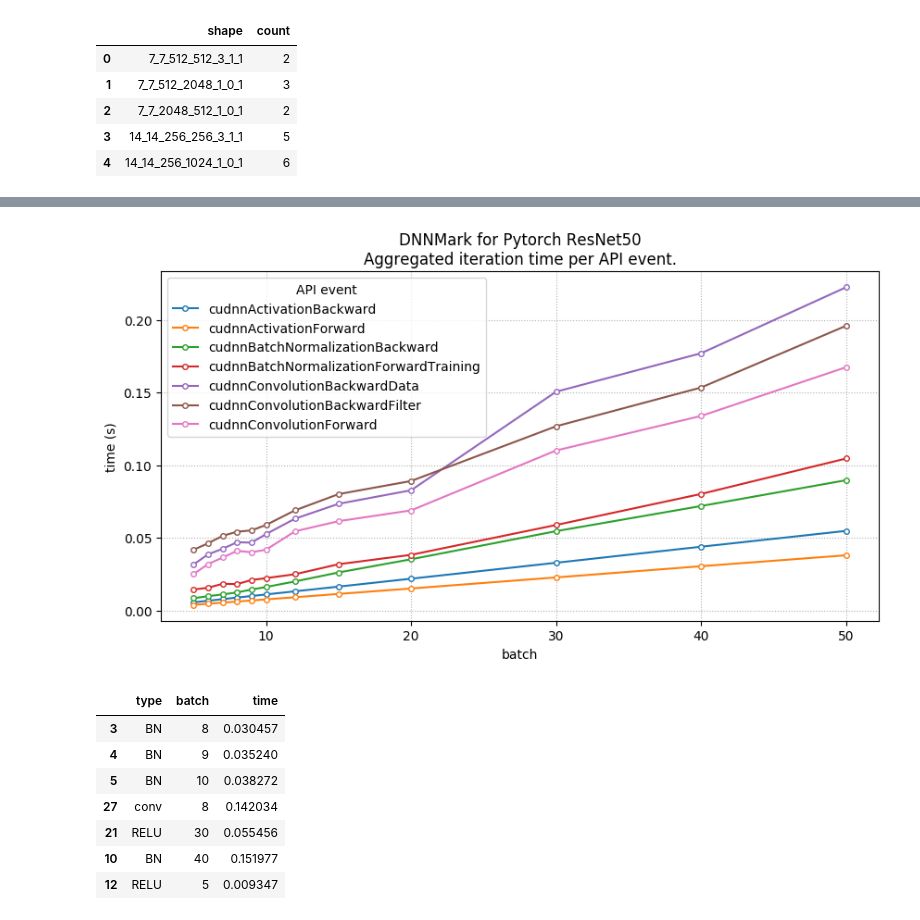
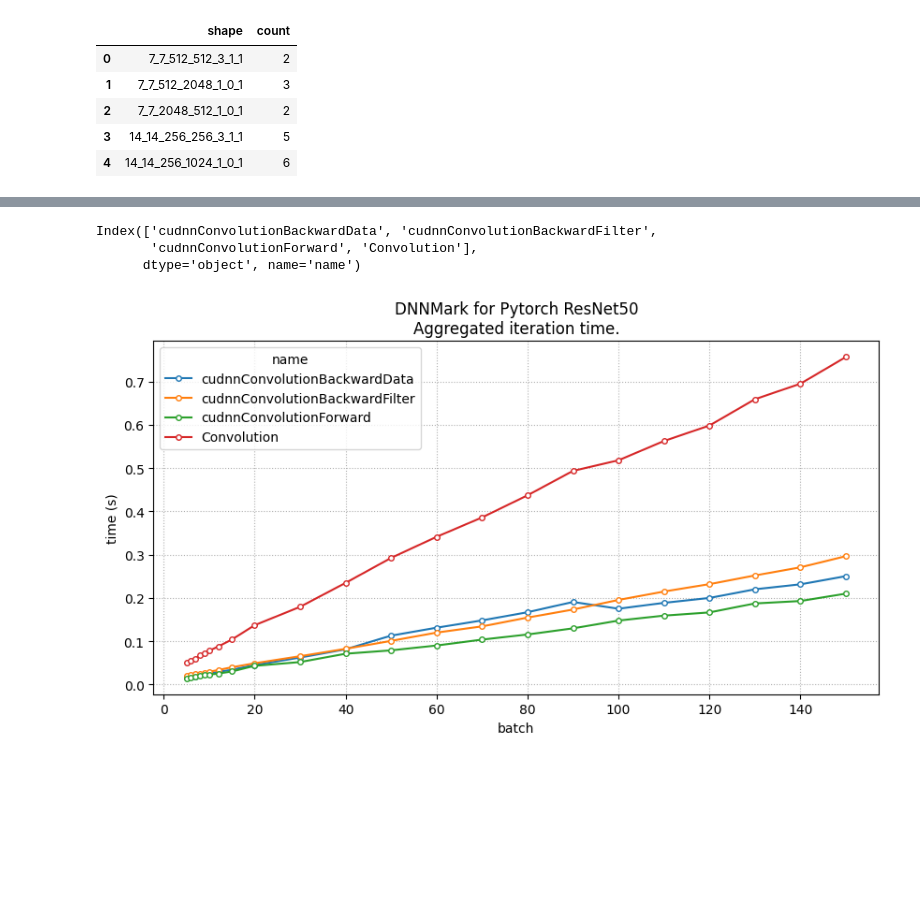
Before and after one commit to pyotr777/nsystraceparser, a Jupyter notebook: aggregateTimeFromMultipleTraces-DNNMark-resnet50.ipynb, the cells around one changed output, grey strips where cells are left out. Drawn from its saved outputs; the diff is of its cells as text; code cells hidden in the pictures; blank space fills up the shorter version.

```diff
--- a/aggregateTimeFromMultipleTraces-DNNMark-resnet50.ipynb
+++ b/aggregateTimeFromMultipleTraces-DNNMark-resnet50.ipynb
@@ -33,5 +32,9 @@ trace_name_pattern = 'dnnmark_DL.cont_conf_convolution_block_shape([0-9\-]+)_bs(
 # %% [markdown]
 ## Read trace files
+# %%
+logdir = 'logs/DL.cont/dnnmark_resnet50_test_composed_model_microseries_20200816'
+trace_name_pattern = 'dnnmark_DL\.cont_conf_convolution_block_shape([0-9\-]+)_bs([0-9]+)_algospytorch_iter10_00\.json'
+# event_patterns = ['.*batchnormalization.*','.*sgemm.*', '.*convolution.*']
 # %%
 list_command = "ls -1 " + logdir
 files = []
@@ -77,9 +80,9 @@ block_shape7-7-512-512-3-1-1_bs9_algospytorch_iter10_00.json 7-7-512-512-3-1-1 9
 # %%
-event_patterns = ['.*batchnormalization.*','.*activation.*', '.*convolution.*']
+event_patterns = ['.*convolution.*']
 results = None
 # maxfiles = 10
 # filecounter = 0
-convert_traces = False
+convert_traces = True
 for m, s, tracefile in zip(mbs, shapes, files):
     events = ' '.join(event_patterns)
     if convert_traces:
@@ -169,7 +173,7 @@ CNNconfig['shape'] = CNNconfig['image height'].astype(str) + "_" + CNNconfig[
         str) + "_" + CNNconfig['output channels'].astype(str) + "_" + CNNconfig[
             'kernel size'].astype(str) + "_" + CNNconfig['padding'].astype(
                 str) + '_' + CNNconfig['stride'].astype(str)
-CNNconfig = CNNconfig.groupby(CNNconfig.columns.tolist(),as_index=False).size().reset_index().rename(columns={0:'count'})
+CNNconfig = CNNconfig.groupby(CNNconfig.columns.tolist(),as_index=False).size().reset_index().rename(columns={'size':'count'})
 CNNconfig = CNNconfig[['shape','count']]
 CNNconfig.head()
 # %% [output]
@@ -181,38 +185,39 @@ CNNconfig.head()
 | 4 | 14_14_256_1024_1_0_1 | 6 |
 # %%
 iterations = 10
-times = results.copy()
+# Pick GPU side events
+times = results[results['GPU side']].copy()
 print('Have {} records'.format(times.shape[0]))
-print('API events:',times['API event'].unique())
-# Count duplicate entries
-times_ = times.groupby(['API event', 'shape', 'batch'], as_index=False).count()
-display(times_[times_['duration'] > 1])
-# No duplicates
+print('names:',times['name'].unique())
+
+# Check entries count
+times_ = times.groupby(['name', 'shape', 'batch'], as_index=False).count()
+display(times_[times_['duration'] != iterations])
+
 
 # Add shape counter
 # Correct shape format
 times['shape'] = times['shape'].str.replace('-','_')
-print('Unique shapes in logs',times['shape'].unique())
+# print('Unique shapes in logs',times['shape'].unique())
 # print(CNNconfig['shape'].unique())
 times = pd.merge(times, CNNconfig, on=['shape'], how='inner')
 print('Merged with shape count:')
-display(times.head())
+display(times.sample(n=4))
 
 # Multiply time by the number of shapes in the CNN model
 times['time'] = times['duration'] * times['count']
-times.drop(['duration','count'], axis=1, inplace=True)
+times.drop(['duration','count','GPU side'], axis=1, inplace=True)
 
 
-# Cannot distinguish iterations,
 # sum time of all API events, and devide by the number of iterations
-times = times.groupby(['API event', 'batch'], as_index=False).sum()
-display(times.sample(n=5))
+times = times.groupby(['name', 'batch'], as_index=False).sum()
+# display(times.sample(n=5))
 # Average between iterations
 # Check number of entries
 times['time'] = times['time'] / iterations
 
 # Have only one iteration for mbs50
-times = times.groupby(['API event', 'batch'], as_index=False).mean()
+times = times.groupby(['name', 'batch'], as_index=False).mean()
 times['batch'] = times['batch'].astype(int)
 times.head()
 # %% [output]
@@ -252,11 +240,13 @@ Merged with shape count:
 # %%
-timesT = times.pivot_table(columns='API event', index='batch', values='time',aggfunc='sum')
+timesT = times.pivot_table(columns='name', index='batch', values='time') #,aggfunc='size')
+timesT['Convolution'] = timesT.sum(axis=1)
 display(timesT.head())
+print(timesT.columns)
 fig, ax = plt.subplots(figsize=(10, 5), dpi=100)
 timesT.plot(marker='o', ms=4, mfc='w', ax=ax)
 ax.grid(ls=':', which='major')
 ax.grid(ls=':', lw=0.5, which='minor')
-plt.title('DNNMark for Pytorch ResNet50\nAggregated iteration time per API event.')
+plt.title('DNNMark for Pytorch ResNet50\nAggregated iteration time.')
 ax.set_ylabel('time (s)')
 plt.show()
 # %% [output]
@@ -270 +260,4 @@ plt.show()
+Index(['cudnnConvolutionBackwardData', 'cudnnConvolutionBackwardFilter',
+       'cudnnConvolutionForward', 'Convolution'],
+      dtype='object', name='name')
-[figure, old version]
+[figure, new version]
@@ -282,17 +263,0 @@ def getType(e):
-# %%
-# Sum time for same type events
-times['type'] = times['API event'].apply(getType)
-times = times[(times['type'] != 'other')]
-times = times.groupby(['type', 'batch'], as_index=False).sum()
-times['batch'] = times['batch'].astype(int)
-times.head()
-times.sample(n=7)
-# %% [output]
-|  | type | batch | time |
-| 3 | BN | 8 | 0.030457 |
-| 4 | BN | 9 | 0.035240 |
-| 5 | BN | 10 | 0.038272 |
-| 27 | conv | 8 | 0.142034 |
-| 21 | RELU | 30 | 0.055456 |
-| 10 | BN | 40 | 0.151977 |
-| 12 | RELU | 5 | 0.009347 |
```
Also changed, not shown: parts of 15 cells of this notebook, 1 other file.
